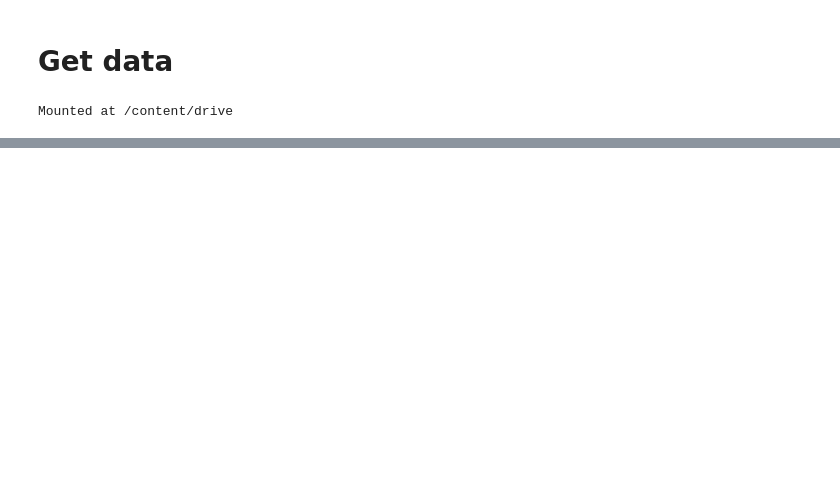
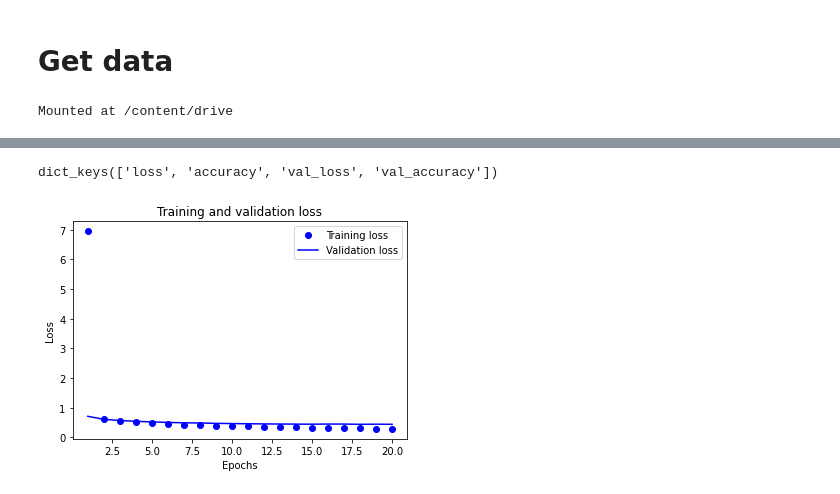
Before and after one commit to fastdatascience/clinical_trial_risk, a Jupyter notebook: train/ctgov/TrainCountries01.ipynb, the cells around one changed output, grey strips where cells are left out. Cells and saved outputs as stored; diff of their text form; code cells hidden in the pictures; blank space fills up the shorter version.

```diff
--- a/train/ctgov/TrainCountries01.ipynb
+++ b/train/ctgov/TrainCountries01.ipynb
@@ -401,5 +394,5 @@ for idx in range(len(df_annotations)):
 # %%
-train_examples = np.asarray(train_examples)
-test_examples = np.asarray(test_examples)
+train_examples = np.asarray(train_examples, dtype=str)
+test_examples = np.asarray(test_examples, dtype=str)
 train_labels = np.asarray(train_labels)
 test_labels = np.asarray(test_labels)
@@ -411,6 +437,6 @@ hub_layer(train_examples[:3])
 model = tf.keras.Sequential()
 model.add(hub_layer)
 model.add(tf.keras.layers.Dense(16, activation='relu'))
-model.add(tf.keras.layers.Dense(1, activation='softmax'))
+model.add(tf.keras.layers.Dense(2, activation='softmax'))
 
 model.summary()
@@ -428,3 +464,15 @@ y_val = test_labels
+# %%
+def to_one_hot(x):
+  if x == 0:
+    x =[1,0]
+  else:
+    x = [0,1]
+  return np.asarray(x)
+partial_x_train = train_examples
+x_val = test_examples
+
+partial_y_train = np.asarray([to_one_hot(x) for x in train_labels])
+y_val = np.asarray([to_one_hot(x) for x in test_labels])
 # %%
 history = model.fit(partial_x_train,
                     partial_y_train,
@@ -437,0 +501,25 @@ with open("/content/drive/MyDrive/data/countries_contexts.pkl.gz", "wb") as f:
+# %%
+history_dict = history.history
+history_dict.keys()
+# %% [output]
+dict_keys(['loss', 'accuracy', 'val_loss', 'val_accuracy'])
+# %%
+acc = history_dict['accuracy']
+val_acc = history_dict['val_accuracy']
+loss = history_dict['loss']
+val_loss = history_dict['val_loss']
+
+epochs = range(1, len(acc) + 1)
+
+# "bo" is for "blue dot"
+plt.plot(epochs, loss, 'bo', label='Training loss')
+# b is for "solid blue line"
+plt.plot(epochs, val_loss, 'b', label='Validation loss')
+plt.title('Training and validation loss')
+plt.xlabel('Epochs')
+plt.ylabel('Loss')
+plt.legend()
+
+plt.show()
+# %% [output]
+[figure, added]
```
Also changed, not shown: parts of 24 cells of this notebook.
